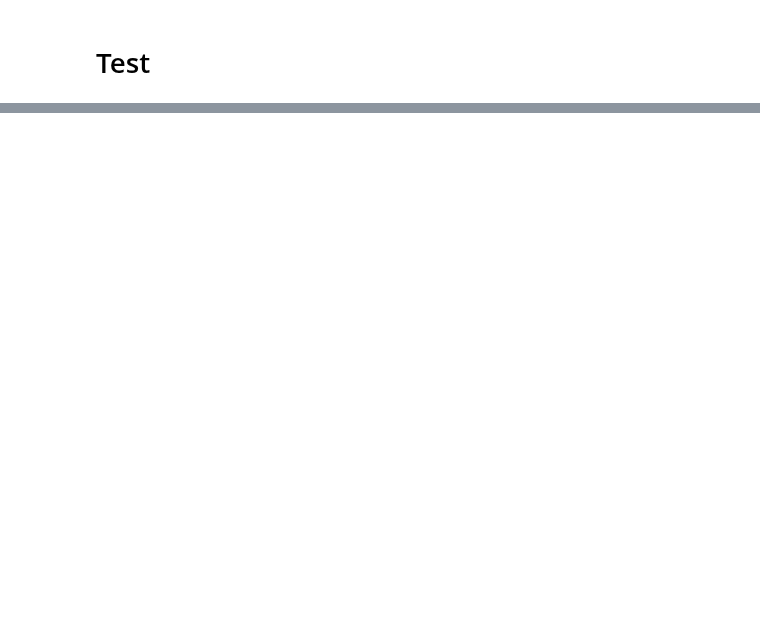
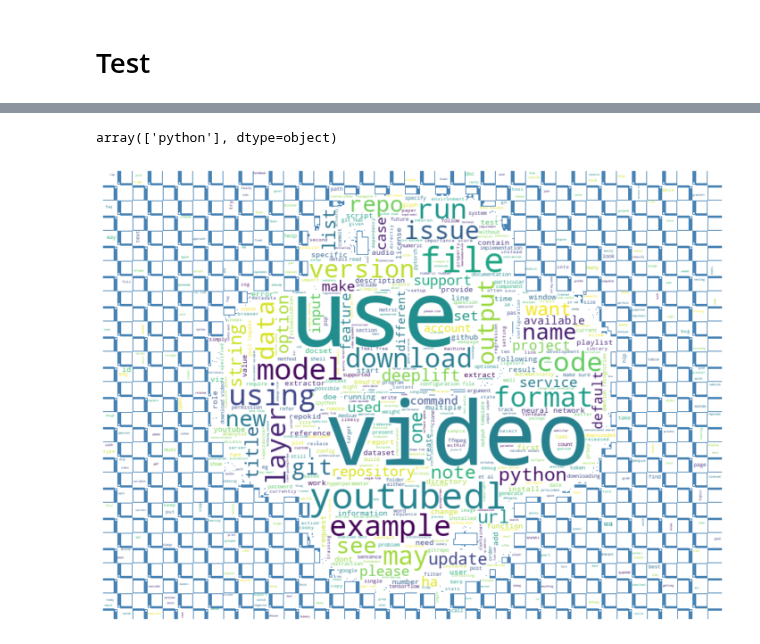
Before and after one commit to AC-Readme/nlp_project, a Jupyter notebook: aig_scratch.ipynb, the cells around one changed output, grey strips where cells are left out. Cells and saved outputs as stored; diff of their text form; code cells hidden in the pictures; blank space fills up the shorter version.

```diff
--- a/aig_scratch.ipynb
+++ b/aig_scratch.ipynb
@@ -986,0 +946,20 @@ weighted avg       1.00      1.00      1.00        21
+# %%
+predict_readme(url)
+# %% [output]
+array(['python'], dtype=object)
+# %%
+from PIL import Image
+import numpy as np
+
+python_mask = np.array(Image.open('pythonlogo.jpg'))
+wc = WordCloud(background_color='white', mask=python_mask, mode='RGB',
+               width=1000, max_words=1000, height=1000,
+               random_state=1, contour_width=1, contour_color='steelblue')
+wc.generate(python_words)
+plt.figure(figsize=(10, 10))
+plt.imshow(wc, interpolation='bilinear')
+plt.tight_layout(pad=0)
+plt.axis('off')
+plt.show()
+# %% [output]
+[figure, added]
```
Also changed, not shown: parts of 82 cells of this notebook.
